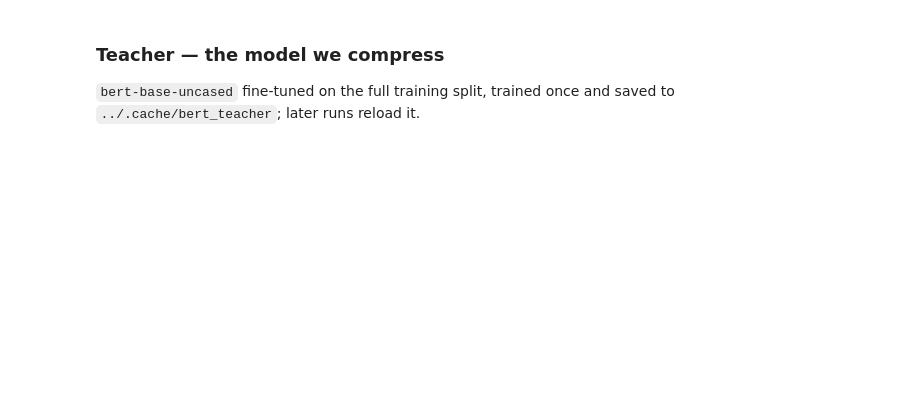
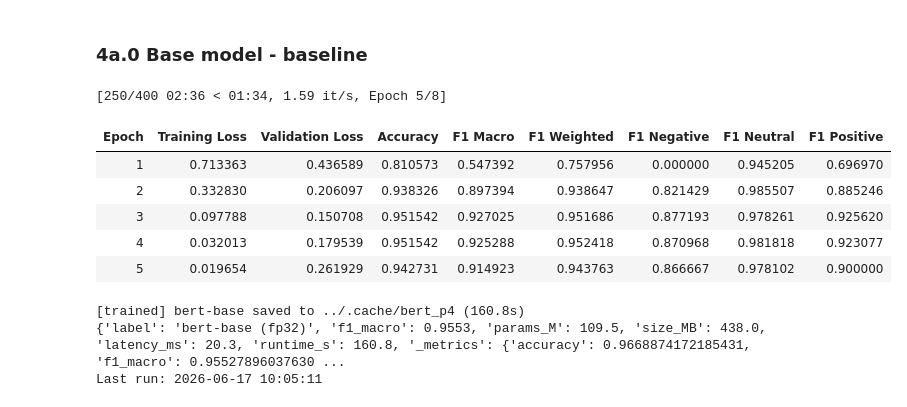
Before and after one commit to cherrylchico/advanced_nlp, a Jupyter notebook: notebooks/part4.ipynb, the cells around one changed output. Saved outputs shown, nothing was run; the diff lists cells and outputs as text; code cells hidden in the pictures; blank space fills up the shorter version.

```diff
--- a/notebooks/part4.ipynb
+++ b/notebooks/part4.ipynb
@@ -134,36 +253,33 @@ The teacher is trained first because it is both the deployment baseline (4b) and
 # %% [markdown]
-### Teacher — the model we compress
-`bert-base-uncased` fine-tuned on the full training split, trained once and saved to `../.cache/bert_teacher`; later runs reload it.‍
+### 4a.0 Base model - baseline
 # %%
 # watermark: AGLLM (AI-assisted content disclosure)
-# Train (or reload) the teacher = bert-base-uncased on the full train split. Its macro-F1,
-# size and latency are the baseline every compressed model is measured against (4b).
-# RESUME-AWARE: if ../.cache/bert_teacher exists it is reloaded instead of retrained.
-def train_classifier(model_id, train_df, out_dir, *, epochs=3, batch=16, max_len=MAX_LEN, lr=2e-5):
-    set_seed(SEED)
-    model = AutoModelForSequenceClassification.from_pretrained(model_id, num_labels=NUM_LABELS)
-    args = TrainingArguments(
-        output_dir=out_dir + "/_hf", seed=SEED, num_train_epochs=epochs,
-        per_device_train_batch_size=batch, per_device_eval_batch_size=64, learning_rate=lr,
-        eval_strategy="no", save_strategy="no", logging_strategy="no",
-        report_to="none", disable_tqdm=True,
-    )
-    Trainer(model=model, args=args, data_collator=default_data_collator,
-            train_dataset=encode(train_df, max_len)).train()
-    model.save_pretrained(out_dir); tok.save_pretrained(out_dir)
-    return model
+# Base model: train (or reload) bert-base on the 50% slice with the lighter Part-4 protocol. Its
+# macro-F1, size, latency and TRAINING RUNTIME are the baseline every compressed model is measured
+# against (4b), and it supplies the soft targets for distillation. RESUME-AWARE: reload if present.
+if os.path.exists(os.path.join(BERT_DIR, "config.json")):
+    bert = AutoModelForSequenceClassification.from_pretrained(BERT_DIR).to("cpu")
+    bert_runtime_s = None                                   # reloaded -> runtime already in results.csv
+    print("[cached] bert-base reloaded from", BERT_DIR)
+else:
+    bert, bert_runtime_s = train_model(BERT_ID, train_sub, BERT_DIR)   # teacher=None -> plain CE
+    bert.save_pretrained(BERT_DIR); tok.save_pretrained(BERT_DIR)
+    print(f"[trained] bert-base saved to {BERT_DIR} ({bert_runtime_s:.1f}s)")
 
-
-if os.path.exists(os.path.join(TEACHER_DIR, "config.json")):
-    teacher = AutoModelForSequenceClassification.from_pretrained(TEACHER_DIR)
-    print("[cached] teacher reloaded from", TEACHER_DIR)
-else:
-    teacher = train_classifier(TEACHER_ID, train, TEACHER_DIR)
-    print("[trained] teacher saved to", TEACHER_DIR)
-
-teacher_p = profile(teacher, "teacher (bert-base, fp32)")
-eu.log_result(TEACHER_ID, "p4-teacher-fp32", len(train), teacher_p["_metrics"],
-              notes=f"full-data teacher; params_M={teacher_p['params_M']}; "
-                    f"size_MB={teacher_p['size_MB']}; latency_ms={teacher_p['latency_ms']}")
-print(teacher_p)
+bert_p = profile(bert, "bert-base (fp32)", runtime_s=bert_runtime_s)
+eu.log_result(BERT_ID, "p4-bert-fp32", len(train_sub), bert_p["_metrics"],
+              notes=f"bert-base on {int(TRAIN_FRAC*100)}% train; train_runtime_s={bert_p['runtime_s']}; "
+                    f"params_M={bert_p['params_M']}; size_MB={bert_p['size_MB']}; latency_ms={bert_p['latency_ms']}")
+print(bert_p)
+# %% [output]
+[250/400 02:36 < 01:34, 1.59 it/s, Epoch 5/8]
+| Epoch | Training Loss | Validation Loss | Accuracy | F1 Macro | F1 Weighted | F1 Negative | F1 Neutral | F1 Positive |
+| 1 | 0.713363 | 0.436589 | 0.810573 | 0.547392 | 0.757956 | 0.000000 | 0.945205 | 0.696970 |
+| 2 | 0.332830 | 0.206097 | 0.938326 | 0.897394 | 0.938647 | 0.821429 | 0.985507 | 0.885246 |
+| 3 | 0.097788 | 0.150708 | 0.951542 | 0.927025 | 0.951686 | 0.877193 | 0.978261 | 0.925620 |
+| 4 | 0.032013 | 0.179539 | 0.951542 | 0.925288 | 0.952418 | 0.870968 | 0.981818 | 0.923077 |
+| 5 | 0.019654 | 0.261929 | 0.942731 | 0.914923 | 0.943763 | 0.866667 | 0.978102 | 0.900000 |
+[trained] bert-base saved to ../.cache/bert_p4 (160.8s)
+{'label': 'bert-base (fp32)', 'f1_macro': 0.9553, 'params_M': 109.5, 'size_MB': 438.0, 'latency_ms': 20.3, 'runtime_s': 160.8, '_metrics': {'accuracy': 0.9668874172185431, 'f1_macro': 0.95527896037630 ...
+Last run: 2026-06-17 10:05:11
 # %% [markdown]
```
Also changed, not shown: parts of 26 cells of this notebook, 4 other files.
